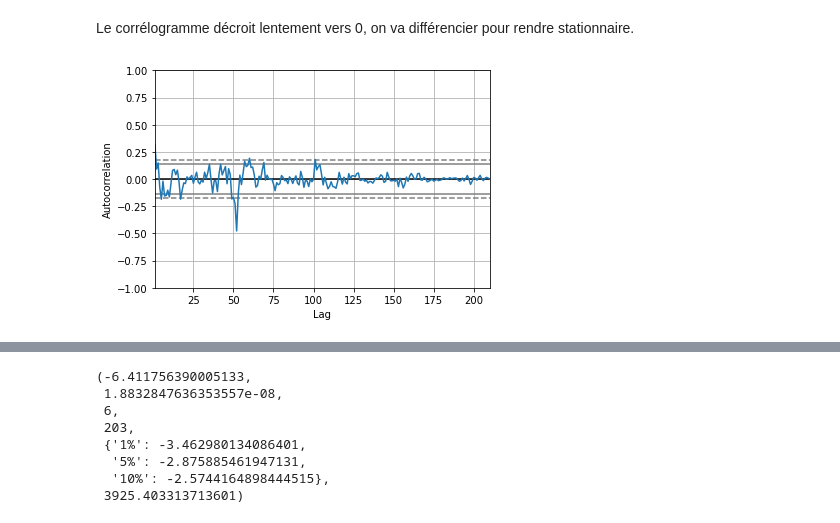
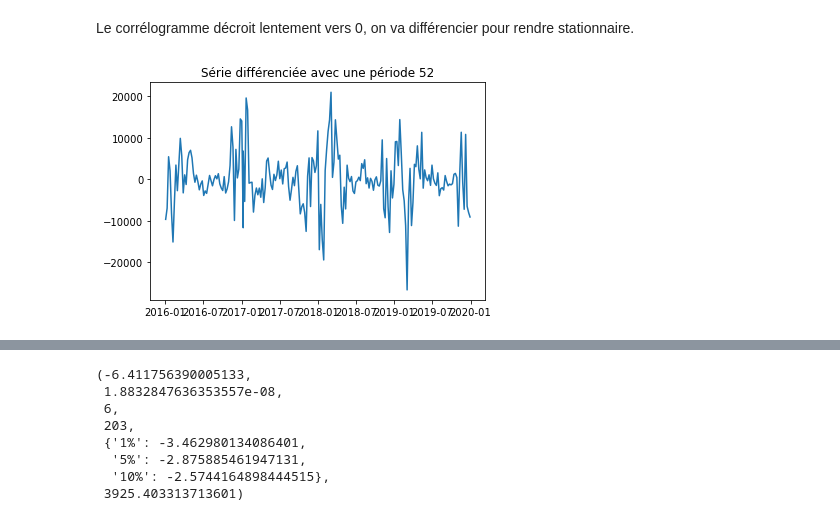
Before and after one commit to simondac/Py-wer, a Jupyter notebook: Modelisation_serie_temporelle_hebdo.ipynb, the cells around one changed output, grey strips where cells are left out. Drawn from its saved outputs; the diff is of its cells as text; code cells hidden in the pictures.

```diff
--- a/Modelisation_serie_temporelle_hebdo.ipynb
+++ b/Modelisation_serie_temporelle_hebdo.ipynb
@@ -97,6 +130,8 @@ pd.plotting.autocorrelation_plot(conso_nationale_hebdo['Consommation (MW)']);
 Le corrélogramme décroit lentement vers 0, on va différencier pour rendre stationnaire.
 # %%
 conso_nationale_hebdo_52 = conso_nationale_hebdo['Consommation (MW)'].diff(52).dropna()
-pd.plotting.autocorrelation_plot(conso_nationale_hebdo_52);
+plt.figure(figsize=(6, 4))
+plt.title('Série différenciée avec une période 52')
+plt.plot(conso_nationale_hebdo_52);
 # %% [output]
-[figure, old version]
+[figure, new version]
```
Also changed, not shown: parts of 13 cells of this notebook, 2 other files.
